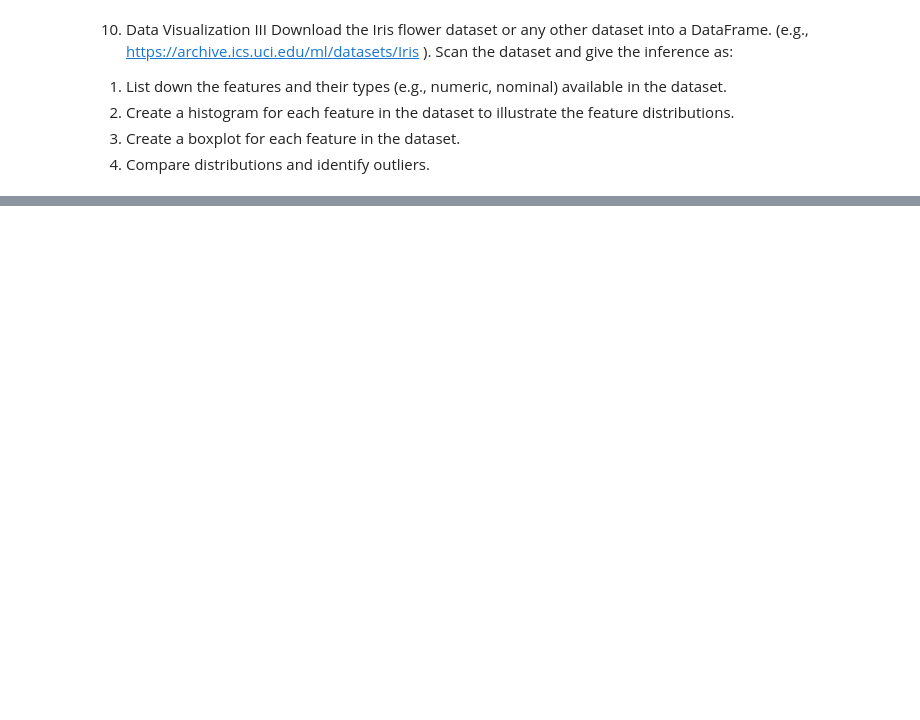
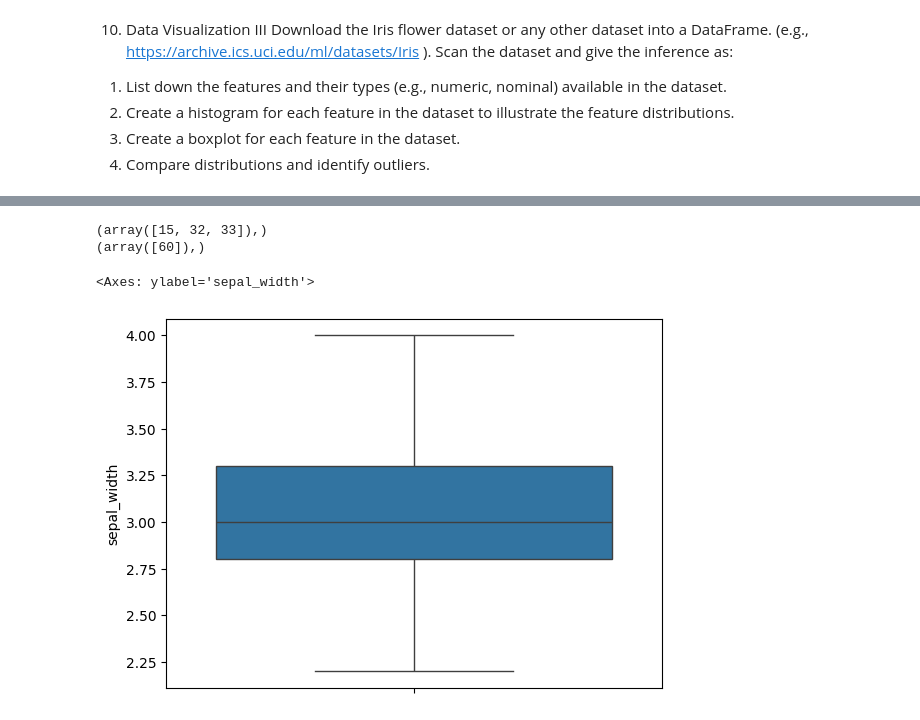
Before and after one commit to yogesh-bhandare/sppu-aids-practicals, a Jupyter notebook: SEM-6/DS/ass-10.ipynb, the cells around one changed output, grey strips where cells are left out. Drawn from its saved outputs; the diff is of its cells as text; code cells hidden in the pictures; blank space fills up the shorter version.

```diff
--- a/SEM-6/DS/ass-10.ipynb
+++ b/SEM-6/DS/ass-10.ipynb
@@ -57,0 +95,17 @@ for feature in iris.feature_names:
+# %%
+# Finding Outliers
+
+print(np.where(df['sepal_width'] > upper_limit))
+print(np.where(df['sepal_width'] < lower_limit))
+# %% [output]
+(array([15, 32, 33]),)
+(array([60]),)
+# %%
+#Remove outlair by drop function
+df.drop([15,32,33,60],inplace=True)
+# %%
+# After removing outliers.
+sns.boxplot(df['sepal_width'])
+# %% [output]
+<Axes: ylabel='sepal_width'>
+[figure, added]
```
Also changed, not shown: parts of 17 cells of this notebook, 14 other files.
